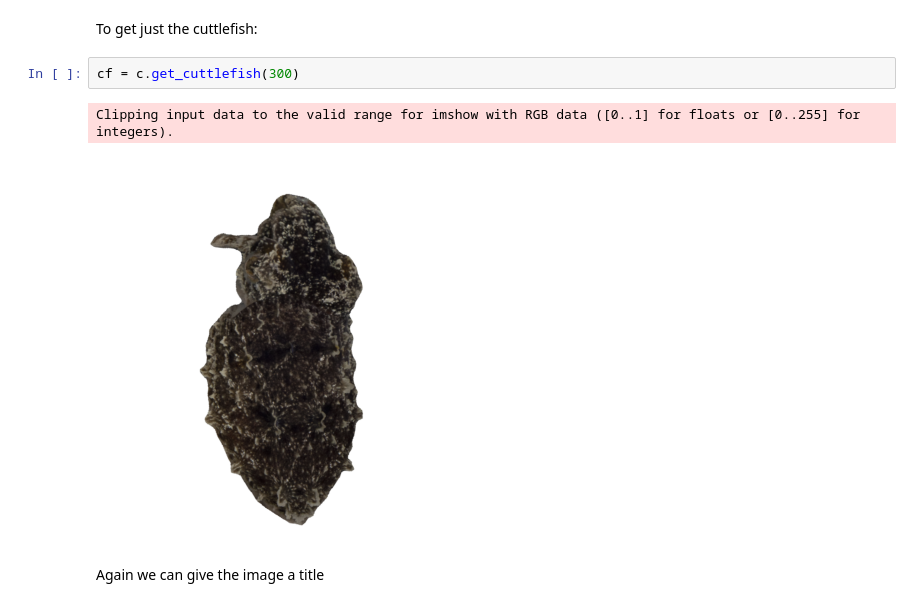
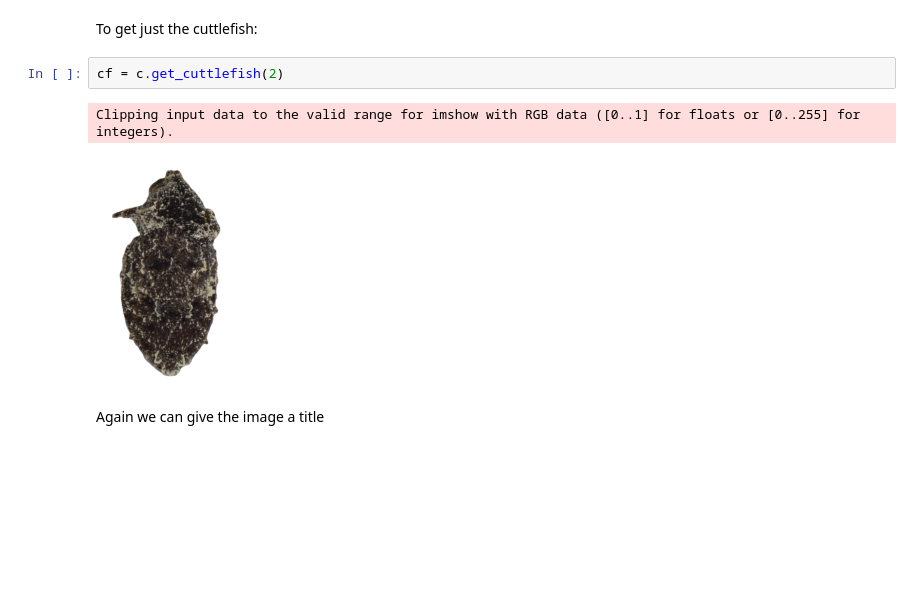
Before and after one commit to ershook/cuttledata, a Jupyter notebook: docs/source/tutorial.ipynb, the cells around one changed output. Drawn from its saved outputs; the diff is of its cells as text; blank space fills up the shorter version.

```diff
--- a/docs/source/tutorial.ipynb
+++ b/docs/source/tutorial.ipynb
@@ -49,10 +75,10 @@ Below we will walk through other useful functions 1-by-1.
 # %% [markdown]
 To get just the cuttlefish:
 # %%
-cf = c.get_cuttlefish(300)
+cf = c.get_cuttlefish(2)
 # %% [output]
 Clipping input data to the valid range for imshow with RGB data ([0..1] for floats or [0..255] for integers).
-[figure, old version]
+[figure, new version]
 # %% [markdown]
 Again we can give the image a title
 # %%
```
Also changed, not shown: parts of 62 cells of this notebook, 2 other files.
